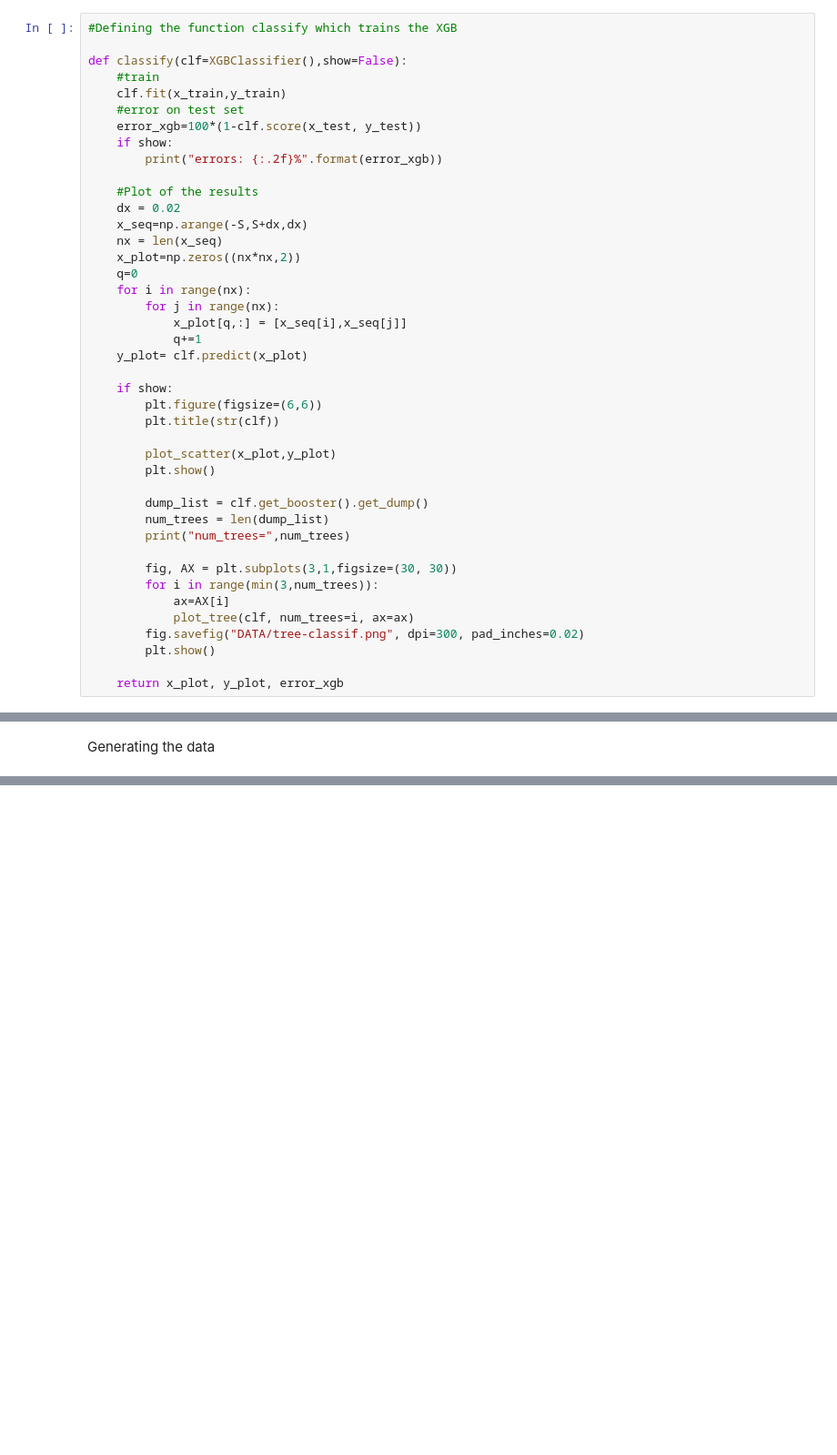
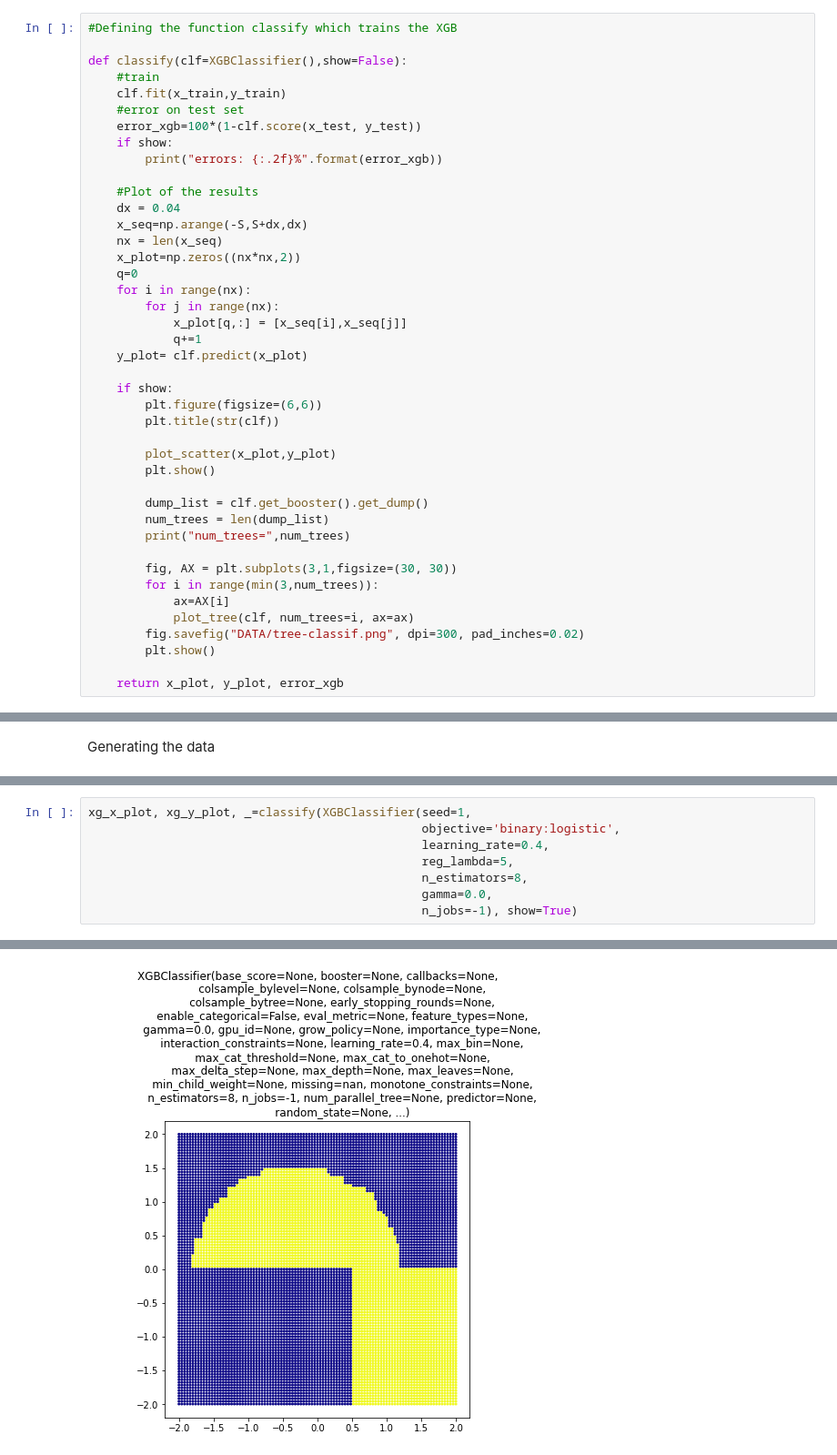
Before and after one commit to threeblueonebrowneyes/lcpb-homework, a Jupyter notebook: HW_04/group2305_exercise04.ipynb, the cells around one changed output, grey strips where cells are left out. Shown at 91% size. Drawn from its saved outputs; the diff is of its cells as text; blank space fills up the shorter version.

```diff
--- a/HW_04/group2305_exercise04.ipynb
+++ b/HW_04/group2305_exercise04.ipynb
@@ -93,7 +94,7 @@ def classify(clf=XGBClassifier(),show=False):
         print("errors: {:.2f}%".format(error_xgb))
 
     #Plot of the results
-    dx = 0.02
+    dx = 0.04
     x_seq=np.arange(-S,S+dx,dx)
     nx = len(x_seq)
     x_plot=np.zeros((nx*nx,2))
@@ -395,0 +333,9 @@ n_estimator= 8
+# %%
+xg_x_plot, xg_y_plot, _=classify(XGBClassifier(seed=1,
+                                               objective='binary:logistic',
+                                               learning_rate=0.4,
+                                               reg_lambda=5,
+                                               n_estimators=8,
+                                               gamma=0.0,
+                                               n_jobs=-1), show=True)
+# %% [output]
@@ -395,0 +343 @@ n_estimator= 8
+[figure, added]
```
Also changed, not shown: parts of 25 cells of this notebook, 1 other file.
